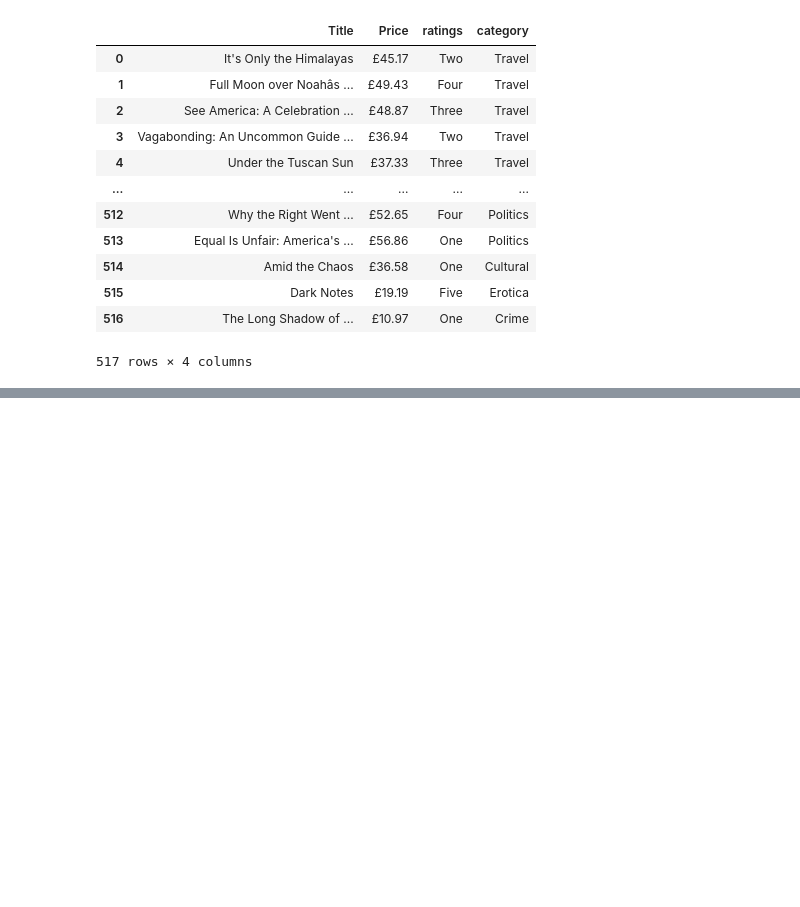
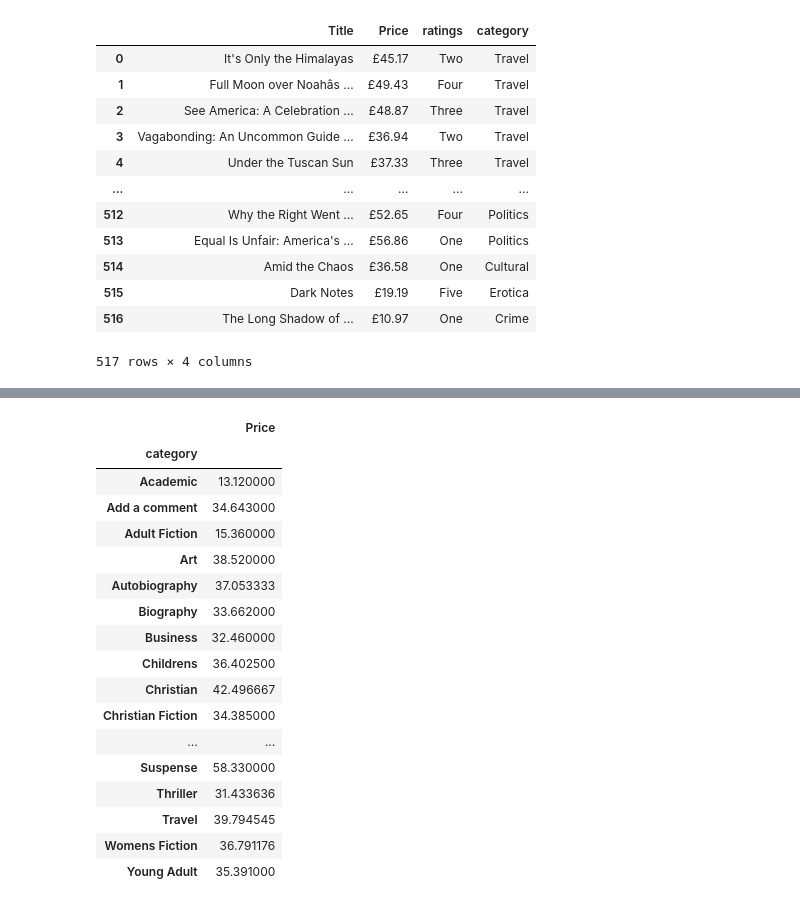
Before and after one commit to david4129/Book-Scraping, a Jupyter notebook: Untitled49.ipynb, the cells around one changed output, grey strips where cells are left out. Saved outputs shown, nothing was run; the diff lists cells and outputs as text; code cells hidden in the pictures; blank space fills up the shorter version.

```diff
--- a/Untitled49.ipynb
+++ b/Untitled49.ipynb
@@ -97,0 +198,22 @@ return_books()
+# %%
+avg_price_cat = df.groupby(by = 'category').mean()
+avg_price_cat
+# %% [output]
+|  | Price |
+| category |  |
+| Academic | 13.120000 |
+| Add a comment | 34.643000 |
+| Adult Fiction | 15.360000 |
+| Art | 38.520000 |
+| Autobiography | 37.053333 |
+| Biography | 33.662000 |
+| Business | 32.460000 |
+| Childrens | 36.402500 |
+| Christian | 42.496667 |
+| Christian Fiction | 34.385000 |
+| ... | ... |
+| Suspense | 58.330000 |
+| Thriller | 31.433636 |
+| Travel | 39.794545 |
+| Womens Fiction | 36.791176 |
+| Young Adult | 35.391000 |
```
Also changed, not shown: parts of 11 cells of this notebook.
